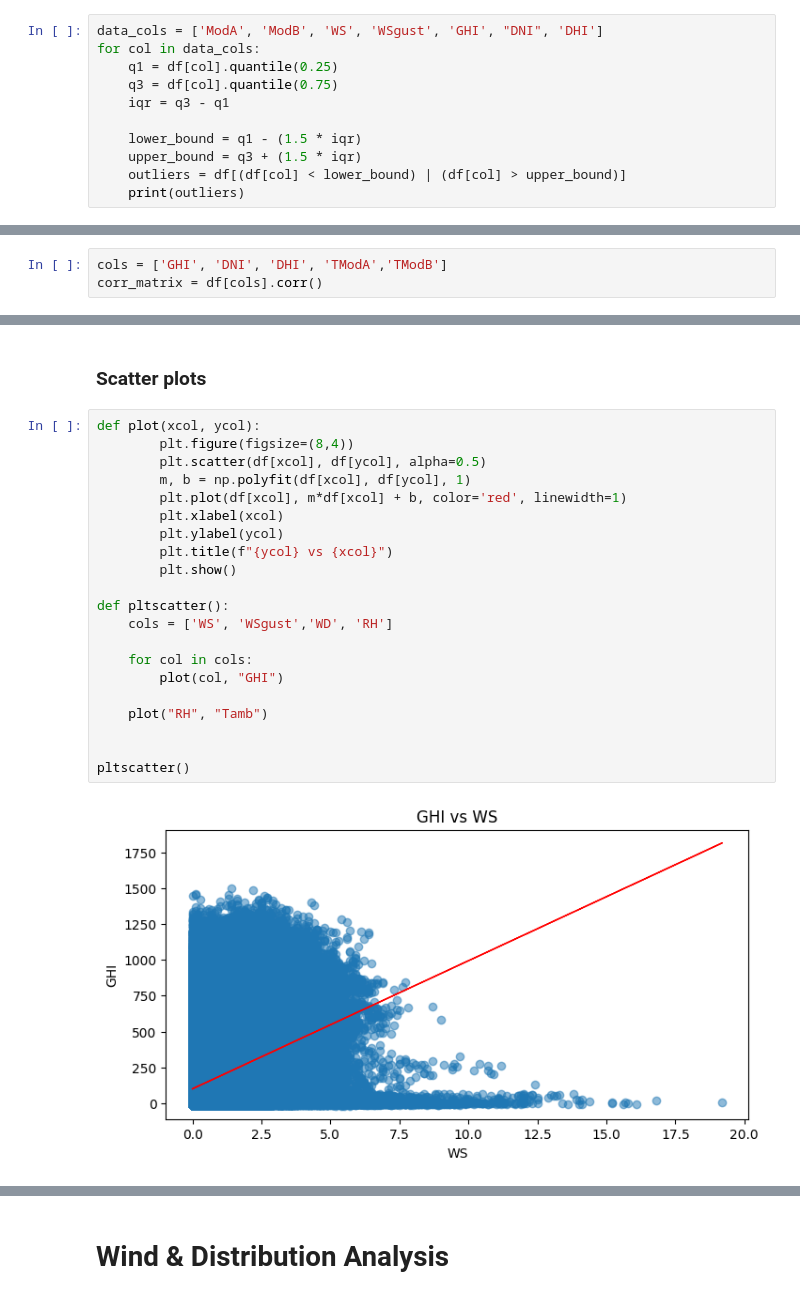
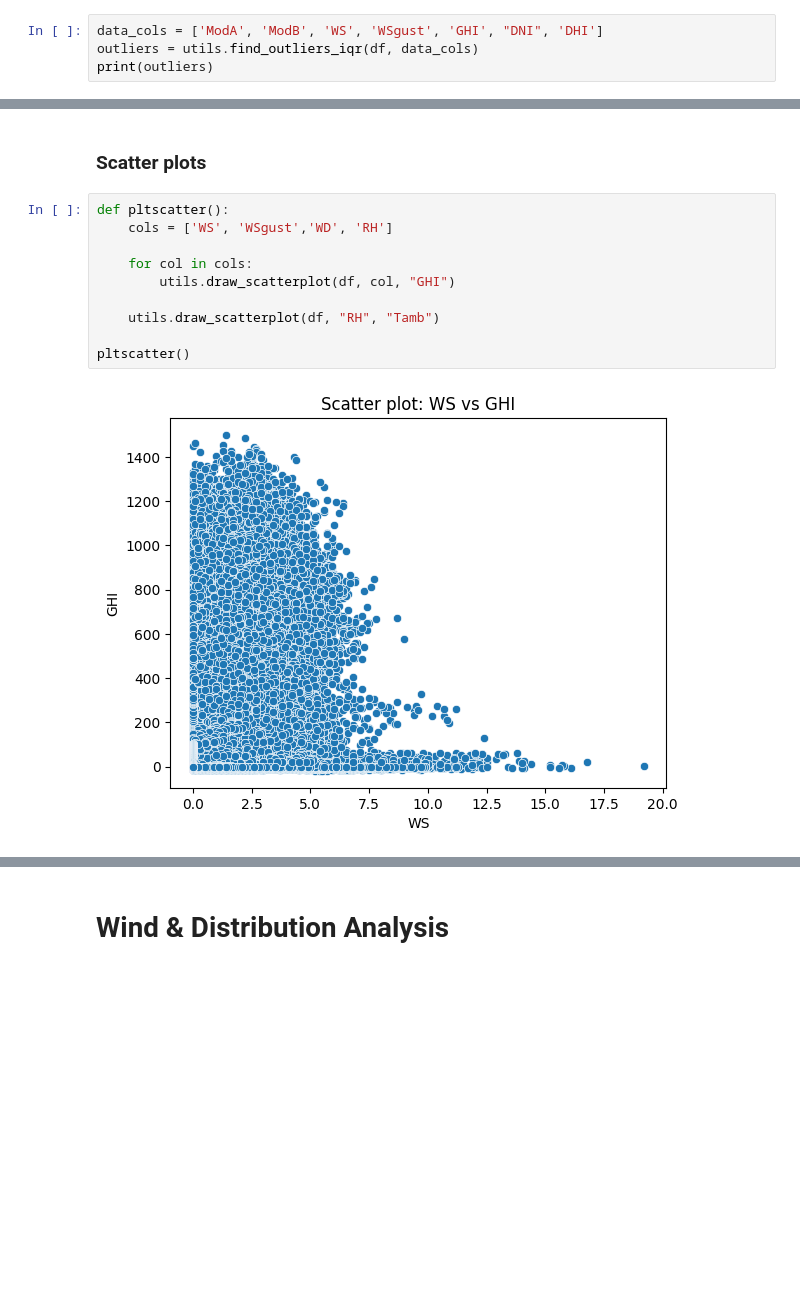
Before and after one commit to dawit-hopes/solar-challenge-week1, a Jupyter notebook: notebooks/eda-sierraleone-bumbuna.ipynb, the cells around one changed output, grey strips where cells are left out. Drawn from its saved outputs; the diff is of its cells as text; blank space fills up the shorter version.

```diff
--- a/notebooks/eda-sierraleone-bumbuna.ipynb
+++ b/notebooks/eda-sierraleone-bumbuna.ipynb
@@ -56,14 +66,7 @@ dtype: int64
 # %%
 data_cols = ['ModA', 'ModB', 'WS', 'WSgust', 'GHI', "DNI", 'DHI']
-for col in data_cols:
-    q1 = df[col].quantile(0.25)
-    q3 = df[col].quantile(0.75)
-    iqr = q3 - q1
-
-    lower_bound = q1 - (1.5 * iqr)
-    upper_bound = q3 + (1.5 * iqr)
-    outliers = df[(df[col] < lower_bound) | (df[col] > upper_bound)]
-    print(outliers)
+outliers = utils.find_outliers_iqr(df, data_cols)
+print(outliers)
 # %% [output]
                Timestamp    GHI    DNI    DHI    ModA    ModB  Tamb    RH  \
 655     2021-10-30 10:56  851.0  285.0  605.9   912.0   890.0  26.0  84.2
@@ -186,7 +189,4 @@ plt.show()
 # Correlation & Relationship Analysis
 # %% [markdown]
 ### Heatmap of correlations
-# %%
-cols = ['GHI', 'DNI', 'DHI', 'TModA','TModB']
-corr_matrix = df[cols].corr()
 # %%
@@ -198,25 +197,14 @@ plt.show()
 # %% [markdown]
 ### Scatter plots
 # %%
-def plot(xcol, ycol):
-        plt.figure(figsize=(8,4))
-        plt.scatter(df[xcol], df[ycol], alpha=0.5)
-        m, b = np.polyfit(df[xcol], df[ycol], 1)
-        plt.plot(df[xcol], m*df[xcol] + b, color='red', linewidth=1)
-        plt.xlabel(xcol)
-        plt.ylabel(ycol)
-        plt.title(f"{ycol} vs {xcol}")
-        plt.show()
-
 def pltscatter():
     cols = ['WS', 'WSgust','WD', 'RH']
 
     for col in cols:
-        plot(col, "GHI")
+        utils.draw_scatterplot(df, col, "GHI")
 
-    plot("RH", "Tamb")
-
+    utils.draw_scatterplot(df, "RH", "Tamb")
 
 pltscatter()
 # %% [output]
-[figure, old version]
+[figure, new version]
```
Also changed, not shown: parts of 10 cells of this notebook, 3 other files.
